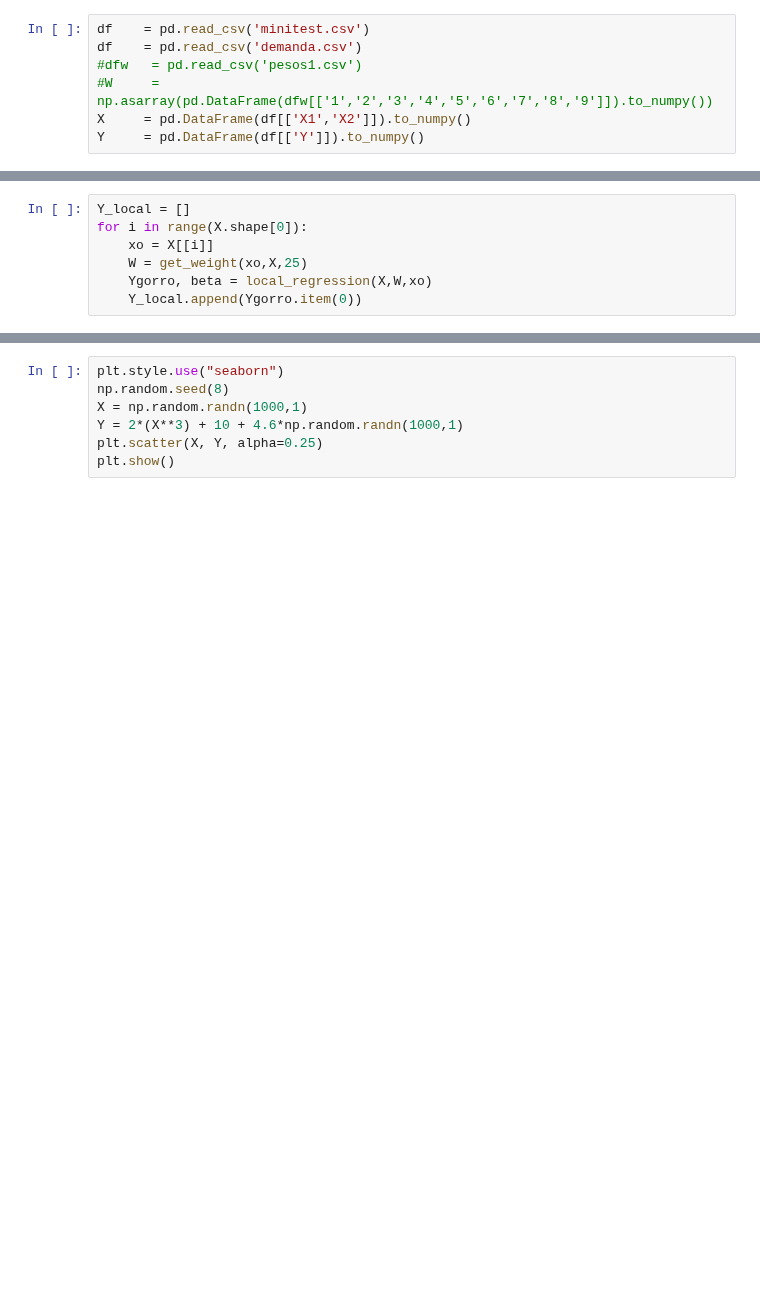
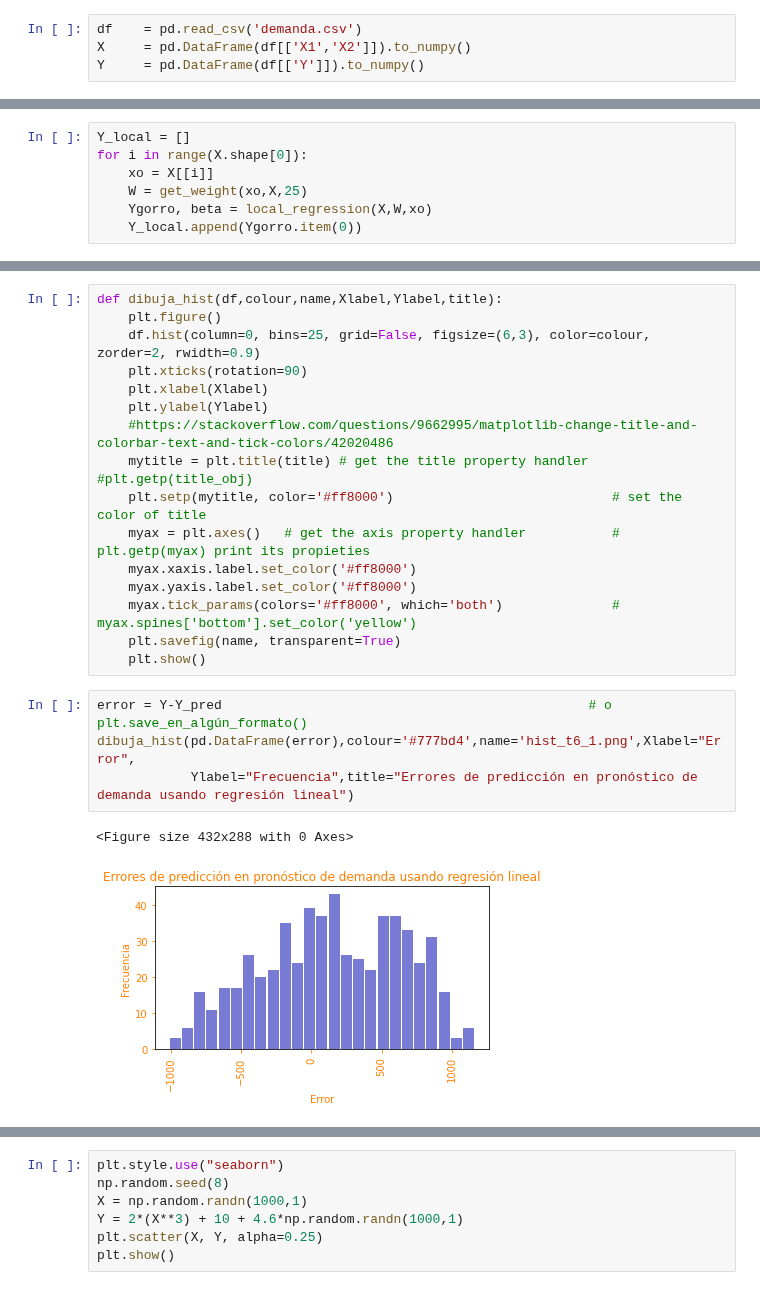
Before and after one commit to urieliram/statistical, a Jupyter notebook: Tarea6.ipynb, the cells around one changed output, grey strips where cells are left out. Drawn from its saved outputs; the diff is of its cells as text; blank space fills up the shorter version.

```diff
--- a/Tarea6.ipynb
+++ b/Tarea6.ipynb
@@ -20,9 +20,6 @@ import statsmodels.tools.eval_measures as bias
 from sklearn.neighbors import KernelDensity
 from statsmodels.nonparametric.kernel_regression import KernelReg
 # %%
-df    = pd.read_csv('minitest.csv')
 df    = pd.read_csv('demanda.csv')
-#dfw   = pd.read_csv('pesos1.csv')
-#W     = np.asarray(pd.DataFrame(dfw[['1','2','3','4','5','6','7','8','9']]).to_numpy())
 X     = pd.DataFrame(df[['X1','X2']]).to_numpy()
 Y     = pd.DataFrame(df[['Y']]).to_numpy()
@@ -139,0 +136,23 @@ No handles with labels found to put in legend.
+# %%
+def dibuja_hist(df,colour,name,Xlabel,Ylabel,title):
+    plt.figure()
+    df.hist(column=0, bins=25, grid=False, figsize=(6,3), color=colour, zorder=2, rwidth=0.9)
+    plt.xticks(rotation=90)
+    plt.xlabel(Xlabel)
+    plt.ylabel(Ylabel)
+    #https://stackoverflow.com/questions/9662995/matplotlib-change-title-and-colorbar-text-and-tick-colors/42020486
+    mytitle = plt.title(title) # get the title property handler   #plt.getp(title_obj)
+    plt.setp(mytitle, color='#ff8000')                            # set the color of title
+    myax = plt.axes()   # get the axis property handler           # plt.getp(myax) print its propieties
+    myax.xaxis.label.set_color('#ff8000')
+    myax.yaxis.label.set_color('#ff8000')
+    myax.tick_params(colors='#ff8000', which='both')              # myax.spines['bottom'].set_color('yellow')
+    plt.savefig(name, transparent=True)
+    plt.show()
+# %%
+error = Y-Y_pred                                               # o plt.save_en_algún_formato()
+dibuja_hist(pd.DataFrame(error),colour='#777bd4',name='hist_t6_1.png',Xlabel="Error",
+            Ylabel="Frecuencia",title="Errores de predicción en pronóstico de demanda usando regresión lineal")
+# %% [output]
+<Figure size 432x288 with 0 Axes>
+[figure, added]
```
Also changed, not shown: parts of 20 cells of this notebook.
